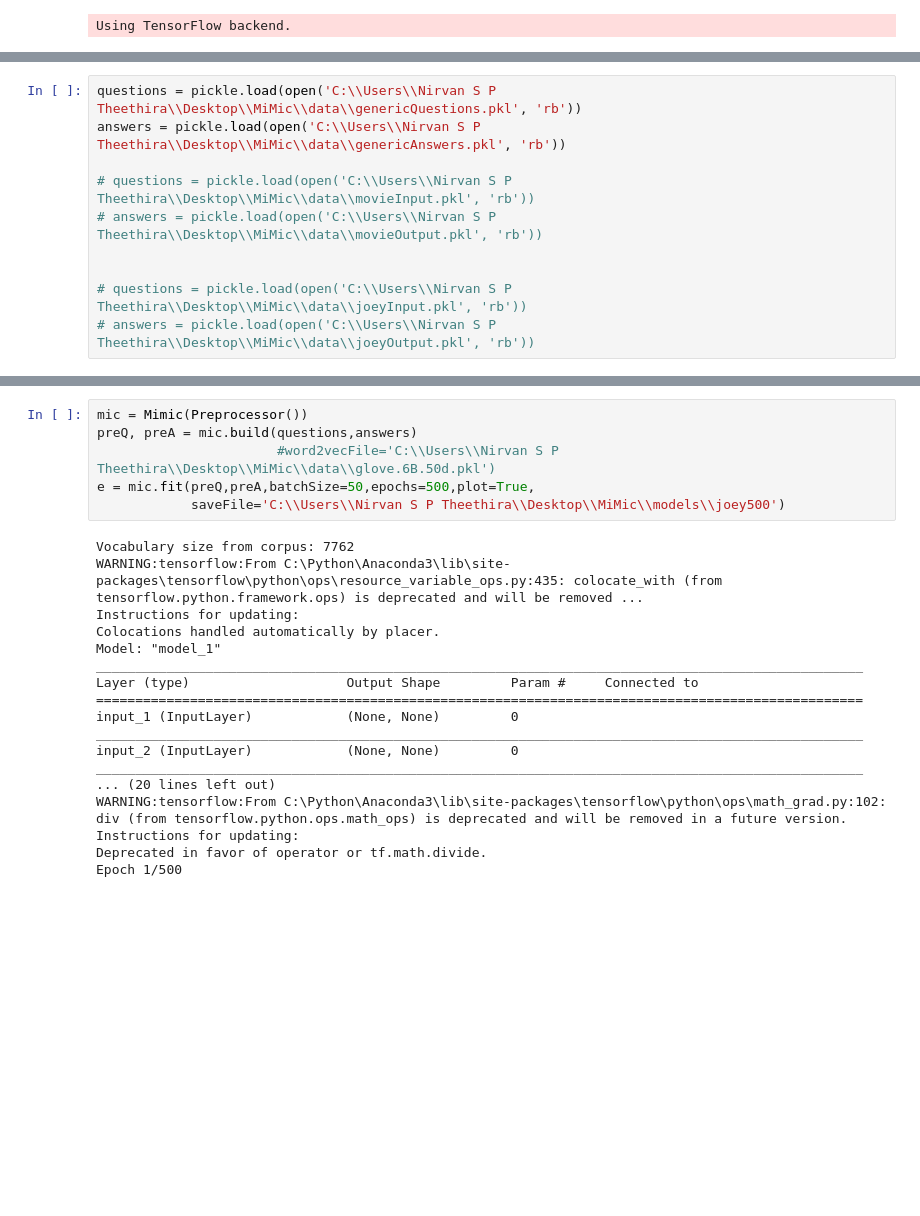
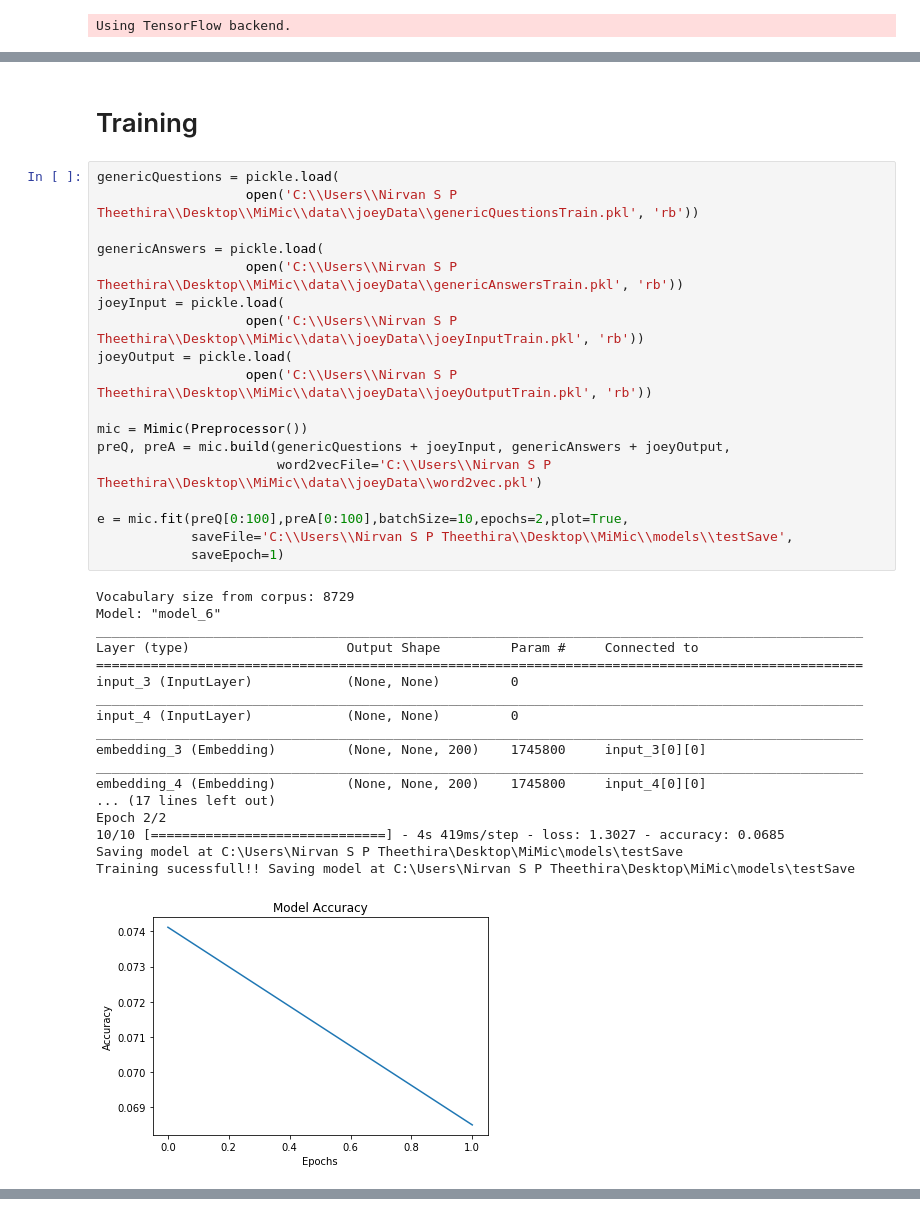
Before and after one commit to Nirvan66/MiMic, a Jupyter notebook: nirvan/Mimic.ipynb, the cells around one changed output, grey strips where cells are left out. Saved outputs shown, nothing was run; the diff lists cells and outputs as text; blank space fills up the shorter version.

Commit message:
now training on generic data as well as charachter dat, also added callbacks on each epoch

```diff
--- a/nirvan/Mimic.ipynb
+++ b/nirvan/Mimic.ipynb
@@ -212,13 +241,42 @@ class Preprocessor:
                 words = [tokens[0]]+words+[tokens[1]]
             cleanText.append(' '.join(words))
         return cleanText
+# %% [markdown]
+# Training
 # %%
-questions = pickle.load(open('C:\\Users\\Nirvan S P Theethira\\Desktop\\MiMic\\data\\genericQuestions.pkl', 'rb'))
-answers = pickle.load(open('C:\\Users\\Nirvan S P Theethira\\Desktop\\MiMic\\data\\genericAnswers.pkl', 'rb'))
+genericQuestions = pickle.load(
+                   open('C:\\Users\\Nirvan S P Theethira\\Desktop\\MiMic\\data\\joeyData\\genericQuestionsTrain.pkl', 'rb'))
 
-# questions = pickle.load(open('C:\\Users\\Nirvan S P Theethira\\Desktop\\MiMic\\data\\movieInput.pkl', 'rb'))
-# answers = pickle.load(open('C:\\Users\\Nirvan S P Theethira\\Desktop\\MiMic\\data\\movieOutput.pkl', 'rb'))
+genericAnswers = pickle.load(
+                   open('C:\\Users\\Nirvan S P Theethira\\Desktop\\MiMic\\data\\joeyData\\genericAnswersTrain.pkl', 'rb'))
+joeyInput = pickle.load(
+                   open('C:\\Users\\Nirvan S P Theethira\\Desktop\\MiMic\\data\\joeyData\\joeyInputTrain.pkl', 'rb'))
+joeyOutput = pickle.load(
+                   open('C:\\Users\\Nirvan S P Theethira\\Desktop\\MiMic\\data\\joeyData\\joeyOutputTrain.pkl', 'rb'))
 
+mic = Mimic(Preprocessor())
+preQ, preA = mic.build(genericQuestions + joeyInput, genericAnswers + joeyOutput,
+                       word2vecFile='C:\\Users\\Nirvan S P Theethira\\Desktop\\MiMic\\data\\joeyData\\word2vec.pkl')
 
-# questions = pickle.load(open('C:\\Users\\Nirvan S P Theethira\\Desktop\\MiMic\\data\\joeyInput.pkl', 'rb'))
-# answers = pickle.load(open('C:\\Users\\Nirvan S P Theethira\\Desktop\\MiMic\\data\\joeyOutput.pkl', 'rb'))
+e = mic.fit(preQ[0:100],preA[0:100],batchSize=10,epochs=2,plot=True,
+            saveFile='C:\\Users\\Nirvan S P Theethira\\Desktop\\MiMic\\models\\testSave',
+            saveEpoch=1)
+# %% [output]
+Vocabulary size from corpus: 8729
+Model: "model_6"
+__________________________________________________________________________________________________
+Layer (type)                    Output Shape         Param #     Connected to
+==================================================================================================
+input_3 (InputLayer)            (None, None)         0
+__________________________________________________________________________________________________
+input_4 (InputLayer)            (None, None)         0
+__________________________________________________________________________________________________
+embedding_3 (Embedding)         (None, None, 200)    1745800     input_3[0][0]
+__________________________________________________________________________________________________
+embedding_4 (Embedding)         (None, None, 200)    1745800     input_4[0][0]
+... (17 lines left out)
+Epoch 2/2
+10/10 [==============================] - 4s 419ms/step - loss: 1.3027 - accuracy: 0.0685
+Saving model at C:\Users\Nirvan S P Theethira\Desktop\MiMic\models\testSave
+Training sucessfull!! Saving model at C:\Users\Nirvan S P Theethira\Desktop\MiMic\models\testSave
+[figure, added]
@@ -225,24 +283,0 @@ answers = pickle.load(open('C:\\Users\\Nirvan S P Theethira\\Desktop\\MiMic\\dat
-# %%
-mic = Mimic(Preprocessor())
-preQ, preA = mic.build(questions,answers)
-                       #word2vecFile='C:\\Users\\Nirvan S P Theethira\\Desktop\\MiMic\\data\\glove.6B.50d.pkl')
-e = mic.fit(preQ,preA,batchSize=50,epochs=500,plot=True,
-            saveFile='C:\\Users\\Nirvan S P Theethira\\Desktop\\MiMic\\models\\joey500')
-# %% [output]
-Vocabulary size from corpus: 7762
-WARNING:tensorflow:From C:\Python\Anaconda3\lib\site-packages\tensorflow\python\ops\resource_variable_ops.py:435: colocate_with (from tensorflow.python.framework.ops) is deprecated and will be removed ...
-Instructions for updating:
-Colocations handled automatically by placer.
-Model: "model_1"
-__________________________________________________________________________________________________
-Layer (type)                    Output Shape         Param #     Connected to
-==================================================================================================
-input_1 (InputLayer)            (None, None)         0
-__________________________________________________________________________________________________
-input_2 (InputLayer)            (None, None)         0
-__________________________________________________________________________________________________
-... (20 lines left out)
-WARNING:tensorflow:From C:\Python\Anaconda3\lib\site-packages\tensorflow\python\ops\math_grad.py:102: div (from tensorflow.python.ops.math_ops) is deprecated and will be removed in a future version.
-Instructions for updating:
-Deprecated in favor of operator or tf.math.divide.
-Epoch 1/500
```
Also changed, not shown: parts of 8 cells of this notebook, 8 other files.
